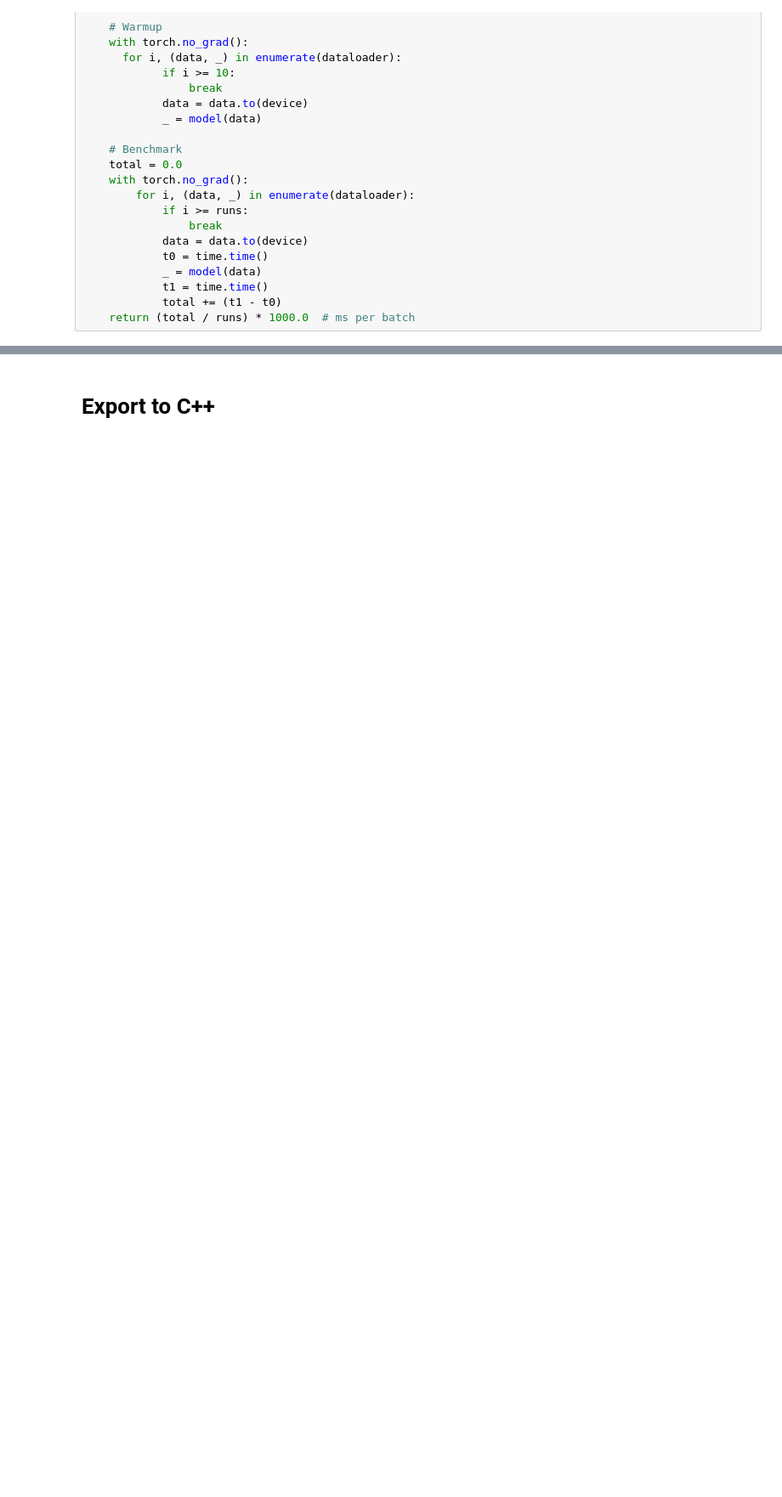
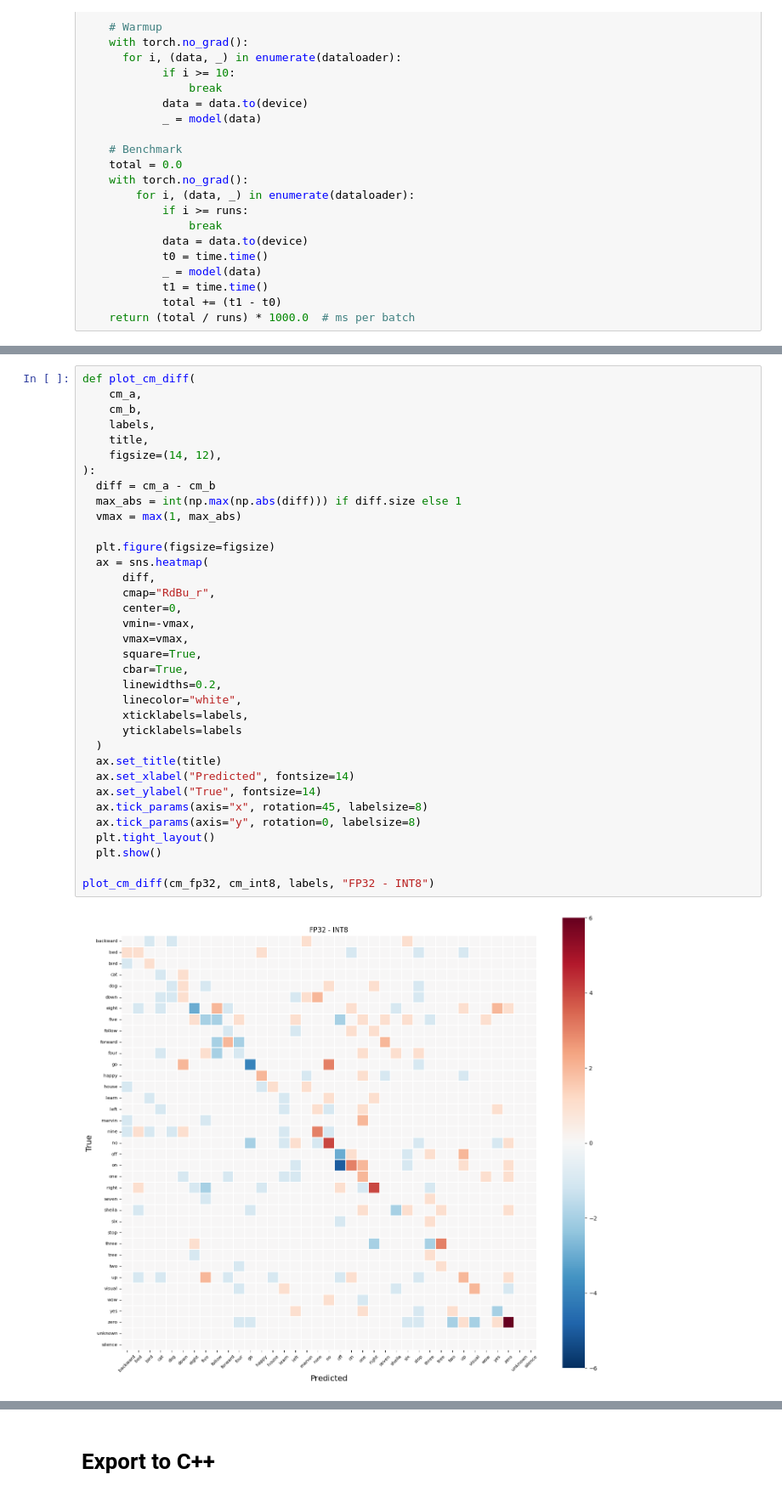
Before and after one commit to rosowskimik/subcommands-put, a Jupyter notebook: python/GPU_Projekt.ipynb, the cells around one changed output, grey strips where cells are left out. Shown at 85% size. Cells and saved outputs as stored; diff of their text form; blank space fills up the shorter version.

```diff
--- a/python/GPU_Projekt.ipynb
+++ b/python/GPU_Projekt.ipynb
@@ -580,0 +707,37 @@ Quantized model file size: 0.04 MB
+# %%
+def plot_cm_diff(
+    cm_a,
+    cm_b,
+    labels,
+    title,
+    figsize=(14, 12),
+):
+  diff = cm_a - cm_b
+  max_abs = int(np.max(np.abs(diff))) if diff.size else 1
+  vmax = max(1, max_abs)
+
+  plt.figure(figsize=figsize)
+  ax = sns.heatmap(
+      diff,
+      cmap="RdBu_r",
+      center=0,
+      vmin=-vmax,
+      vmax=vmax,
+      square=True,
+      cbar=True,
+      linewidths=0.2,
+      linecolor="white",
+      xticklabels=labels,
+      yticklabels=labels
+  )
+  ax.set_title(title)
+  ax.set_xlabel("Predicted", fontsize=14)
+  ax.set_ylabel("True", fontsize=14)
+  ax.tick_params(axis="x", rotation=45, labelsize=8)
+  ax.tick_params(axis="y", rotation=0, labelsize=8)
+  plt.tight_layout()
+  plt.show()
+
+plot_cm_diff(cm_fp32, cm_int8, labels, "FP32 - INT8")
+# %% [output]
+[figure, added]
```
Also changed, not shown: parts of 20 cells of this notebook, 6 other files.
